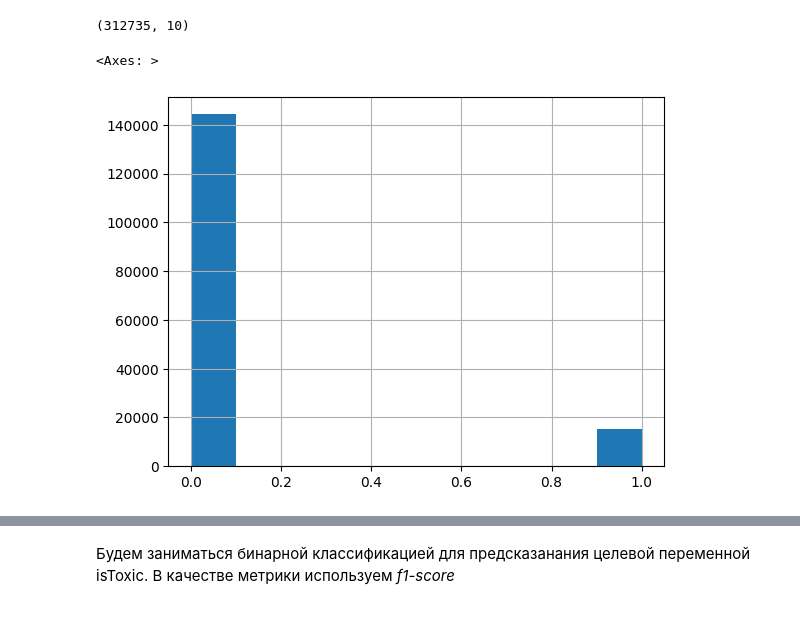
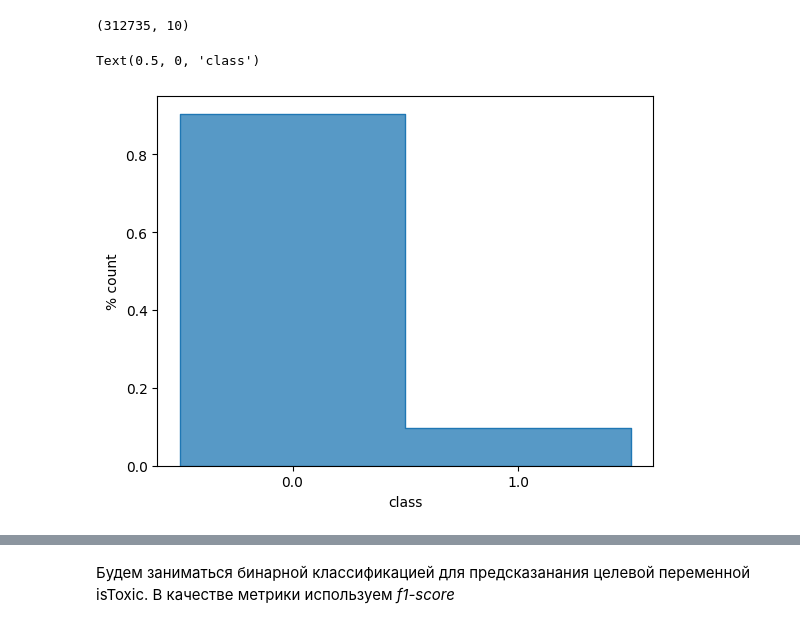
Before and after one commit to setday/HSE_ML_SP2024, a Jupyter notebook: notebooks/start.ipynb, the cells around one changed output, grey strips where cells are left out. Cells and saved outputs as stored; diff of their text form; code cells hidden in the pictures.

```diff
--- a/notebooks/start.ipynb
+++ b/notebooks/start.ipynb
@@ -20,11 +20,26 @@ df = pd.concat([df, df_])
 df.shape
 # %% [output]
 (312735, 10)
-# %%
-df.toxic.hist()
-# %% [output]
-<Axes: >
-[figure, removed]
+# %%
+import seaborn as sns
+import matplotlib.pyplot as plt
+
+df_copy = df.copy()
+df_copy['toxic'] = df_copy['toxic'].astype('str')
+
+sns.histplot(
+    data=df_copy,
+    x='toxic',
+    element="step",
+    stat='density',
+    common_norm=False
+)
+
+plt.ylabel('% count')
+plt.xlabel('class')
+# %% [output]
+Text(0.5, 0, 'class')
+[figure, added]
 # %%
 df2 = pd.read_csv(f"{base}/youtoxic_english_1000.csv")
 df2.sample(3)
```
Also changed, not shown: parts of 8 cells of this notebook, 1 other file.
